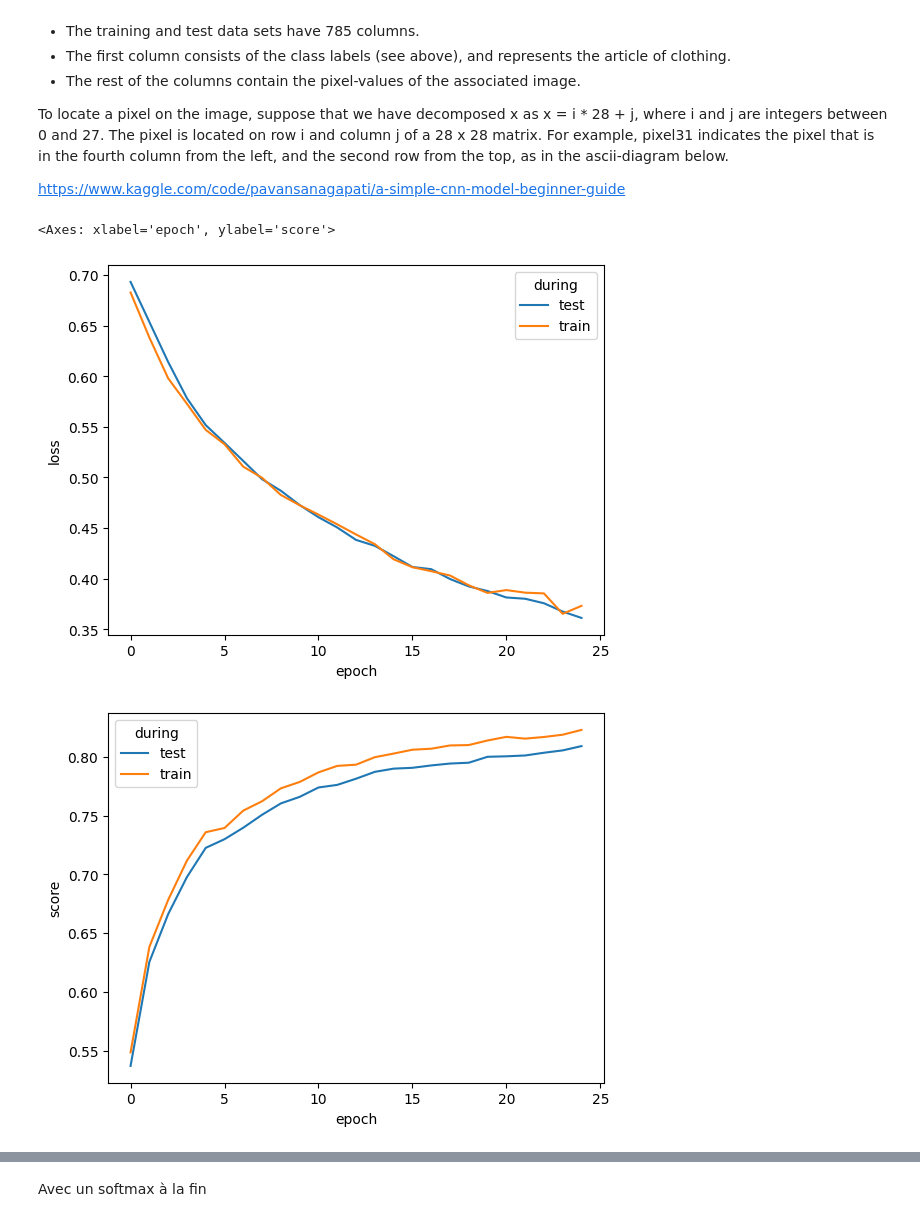
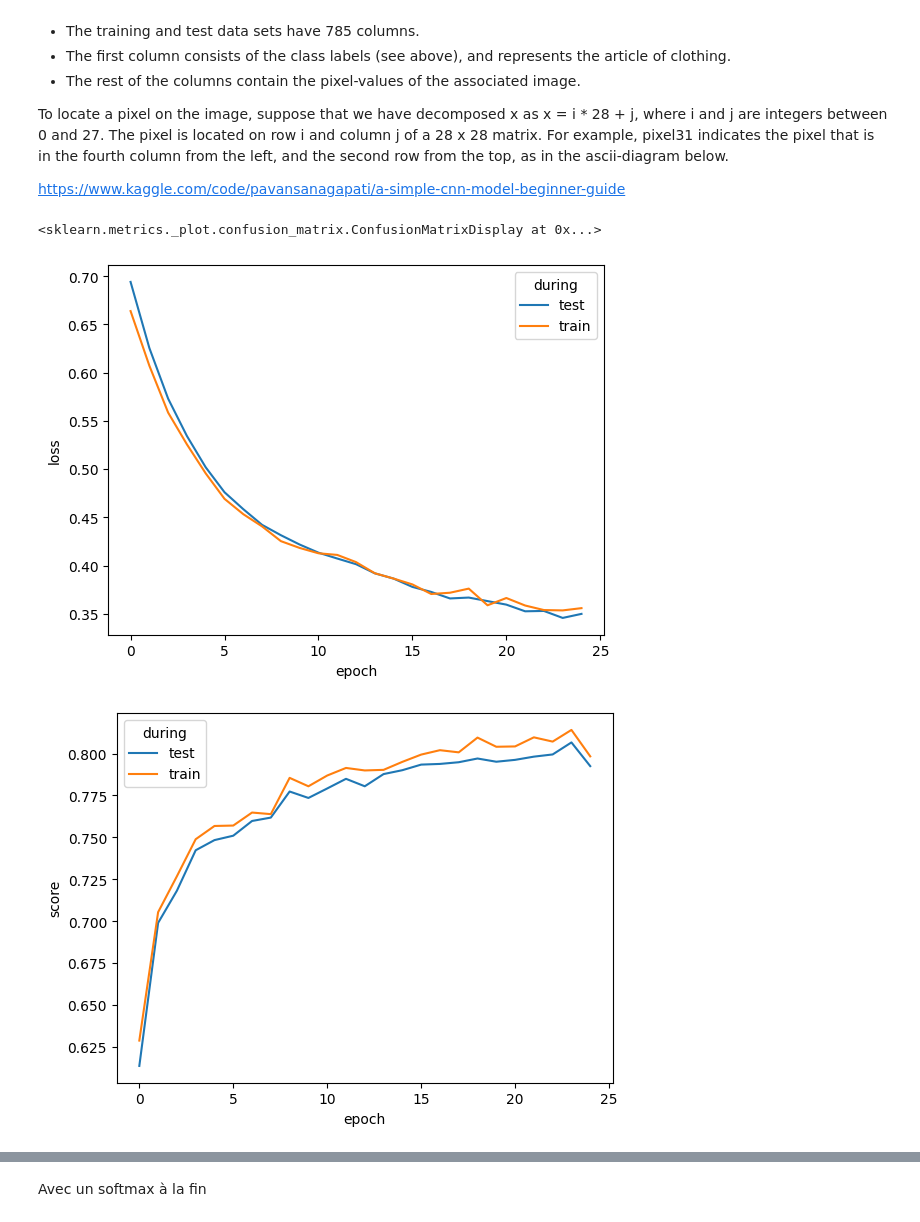
Before and after one commit to dataymeric/NeuralNetworksDIY, a Jupyter notebook: notebooks/classification.ipynb, the cells around one changed output, grey strips where cells are left out. Saved outputs shown, nothing was run; the diff lists cells and outputs as text; code cells hidden in the pictures.

```diff
--- a/notebooks/classification.ipynb
+++ b/notebooks/classification.ipynb
@@ -130,24 +127,26 @@ batch_size = 64
 # %%
 net = Sequential(
     Linear(784, 256),
     TanH(),
     Linear(256, 32),
     TanH(),
     Linear(32, nb_class),
     Sigmoid(),
 )
 
-optimizer = Optim(net.reset(), CrossEntropyLoss(), eps=1e-4)
+optimizer = Optim(net.reset(), CrossEntropyLoss(), eps=2e-4)
 result_df = optimizer.SGD_eval(X_train, y_train_oh, batch_size, 25, test_size=0.33, return_dataframe=True)
 
 _, ax = plt.subplots()
 loss_long_df = pd.melt(result_df, id_vars='epoch', value_vars=['loss_test', 'loss_train'], value_name='loss', var_name='during').replace({'loss_test': 'test', 'loss_train': 'train'})
 sns.lineplot(loss_long_df, x='epoch', y='loss', hue='during', ax=ax)
 
 _, ax = plt.subplots()
 score_long_df = pd.melt(result_df, id_vars='epoch', value_vars=['score_test', 'score_train'], value_name='score', var_name='during').replace({'score_test': 'test', 'score_train': 'train'})
 sns.lineplot(score_long_df, x='epoch', y='score', hue='during', ax=ax)
+
+ConfusionMatrixDisplay.from_predictions(optimizer.y_test.argmax(1), optimizer.network.forward(optimizer.X_test).argmax(1))
 # %% [output]
-<Axes: xlabel='epoch', ylabel='score'>
+<sklearn.metrics._plot.confusion_matrix.ConfusionMatrixDisplay at 0x...>
-[figure, old version]
+[figure, new version]
-[figure, old version]
+[figure, new version]
```
Also changed, not shown: parts of 6 cells of this notebook.
